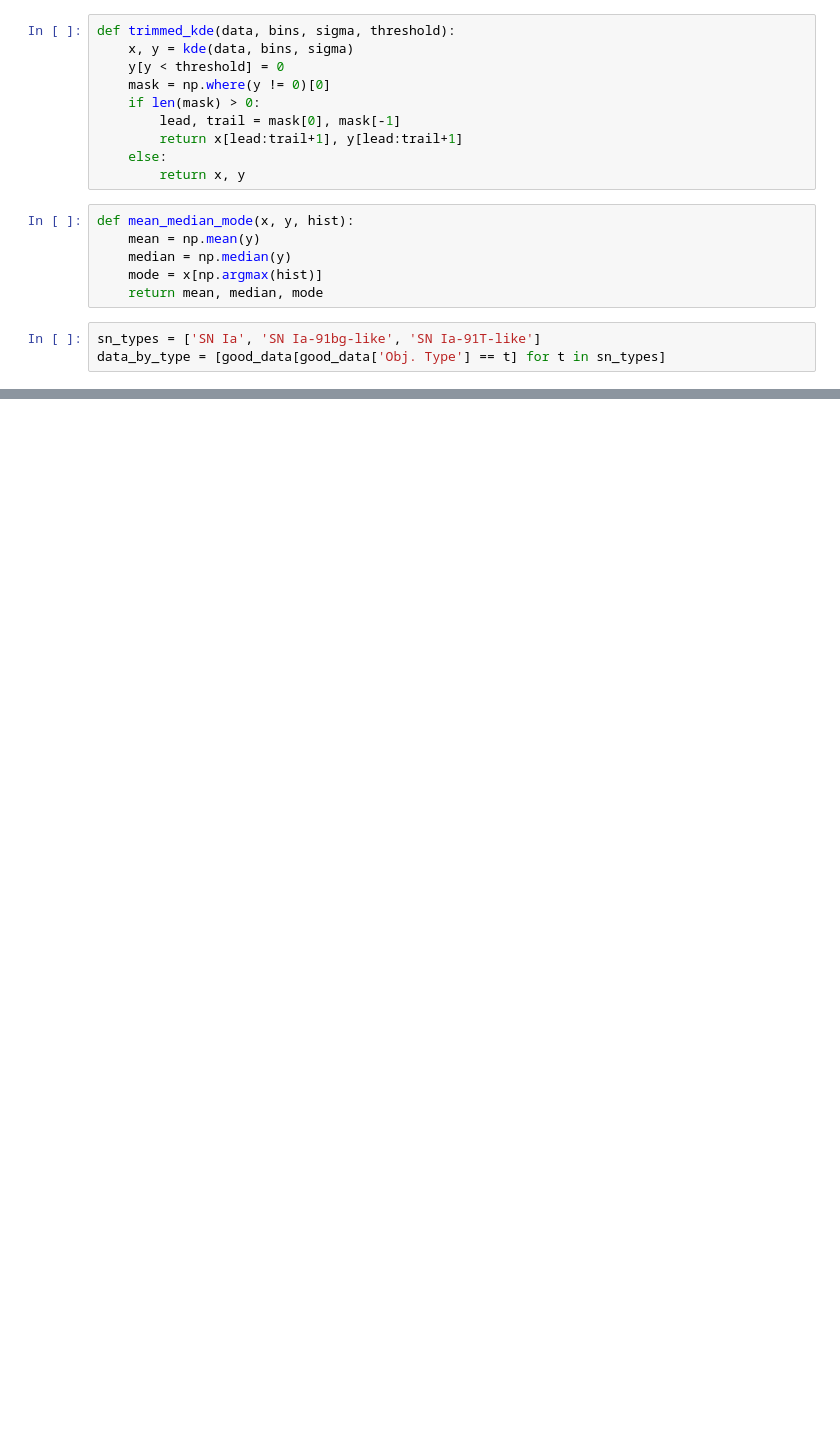
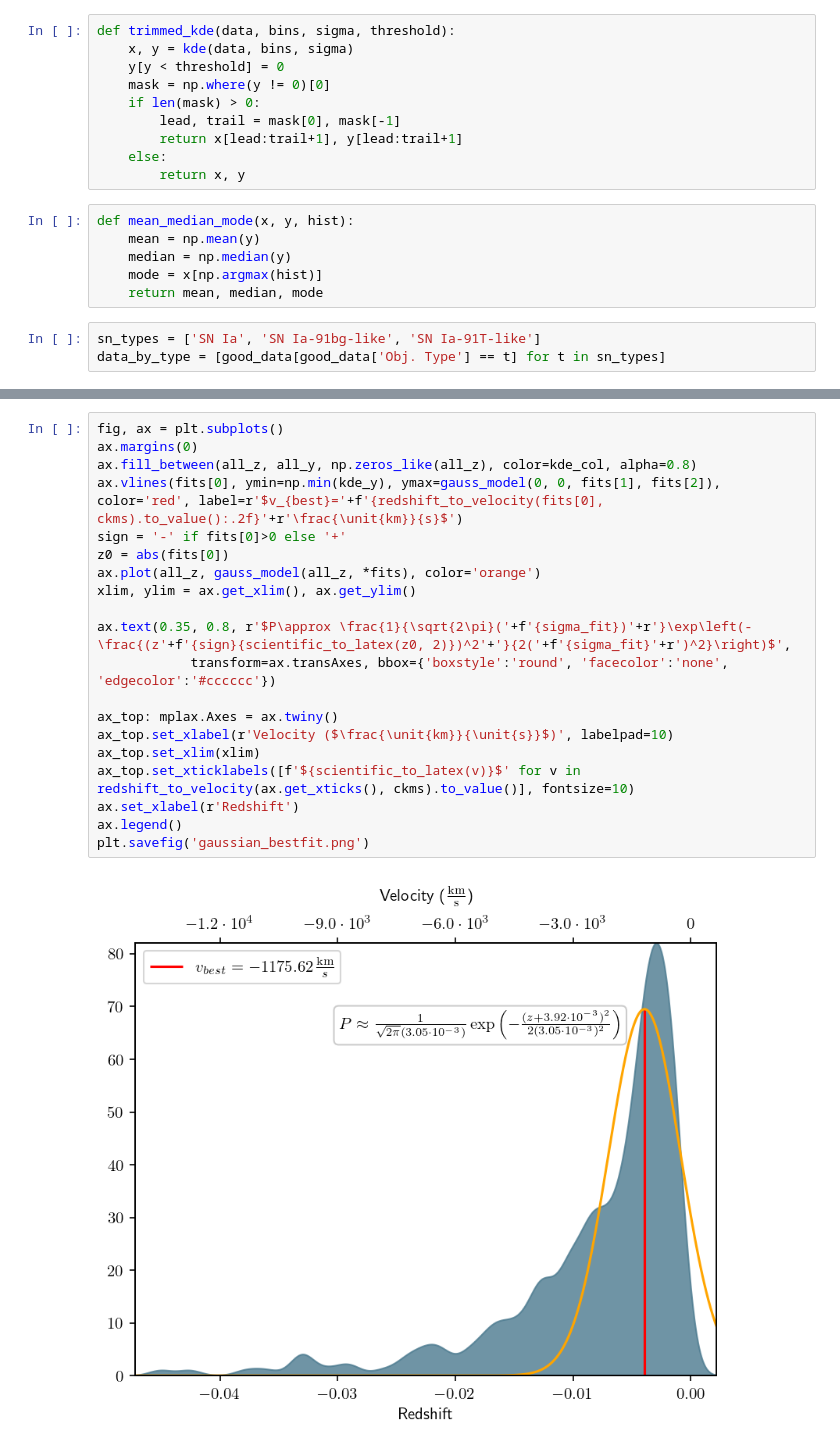
Before and after one commit to tobyheller-ucsd/SNIaEjectaVelocityAnalysis, a Jupyter notebook: final_project.ipynb, the cells around one changed output, grey strips where cells are left out. Cells and saved outputs as stored; diff of their text form; blank space fills up the shorter version.

Commit message:
Done best fit, now going to look at outliers

```diff
--- a/final_project.ipynb
+++ b/final_project.ipynb
@@ -417,0 +428,22 @@ AxisError: axis 1 is out of bounds for array of dimension 1
+# %%
+fig, ax = plt.subplots()
+ax.margins(0)
+ax.fill_between(all_z, all_y, np.zeros_like(all_z), color=kde_col, alpha=0.8)
+ax.vlines(fits[0], ymin=np.min(kde_y), ymax=gauss_model(0, 0, fits[1], fits[2]), color='red', label=r'$v_{best}='+f'{redshift_to_velocity(fits[0], ckms).to_value():.2f}'+r'\frac{\unit{km}}{s}$')
+sign = '-' if fits[0]>0 else '+'
+z0 = abs(fits[0])
+ax.plot(all_z, gauss_model(all_z, *fits), color='orange')
+xlim, ylim = ax.get_xlim(), ax.get_ylim()
+
+ax.text(0.35, 0.8, r'$P\approx \frac{1}{\sqrt{2\pi}('+f'{sigma_fit})'+r'}\exp\left(-\frac{(z'+f'{sign}{scientific_to_latex(z0, 2)})^2'+'}{2('+f'{sigma_fit}'+r')^2}\right)$',
+            transform=ax.transAxes, bbox={'boxstyle':'round', 'facecolor':'none', 'edgecolor':'#cccccc'})
+
+ax_top: mplax.Axes = ax.twiny()
+ax_top.set_xlabel(r'Velocity ($\frac{\unit{km}}{\unit{s}}$)', labelpad=10)
+ax_top.set_xlim(xlim)
+ax_top.set_xticklabels([f'${scientific_to_latex(v)}$' for v in redshift_to_velocity(ax.get_xticks(), ckms).to_value()], fontsize=10)
+ax.set_xlabel(r'Redshift')
+ax.legend()
+plt.savefig('gaussian_bestfit.png')
+# %% [output]
+[figure, added]
```
Also changed, not shown: parts of 10 cells of this notebook, 7 other files.
